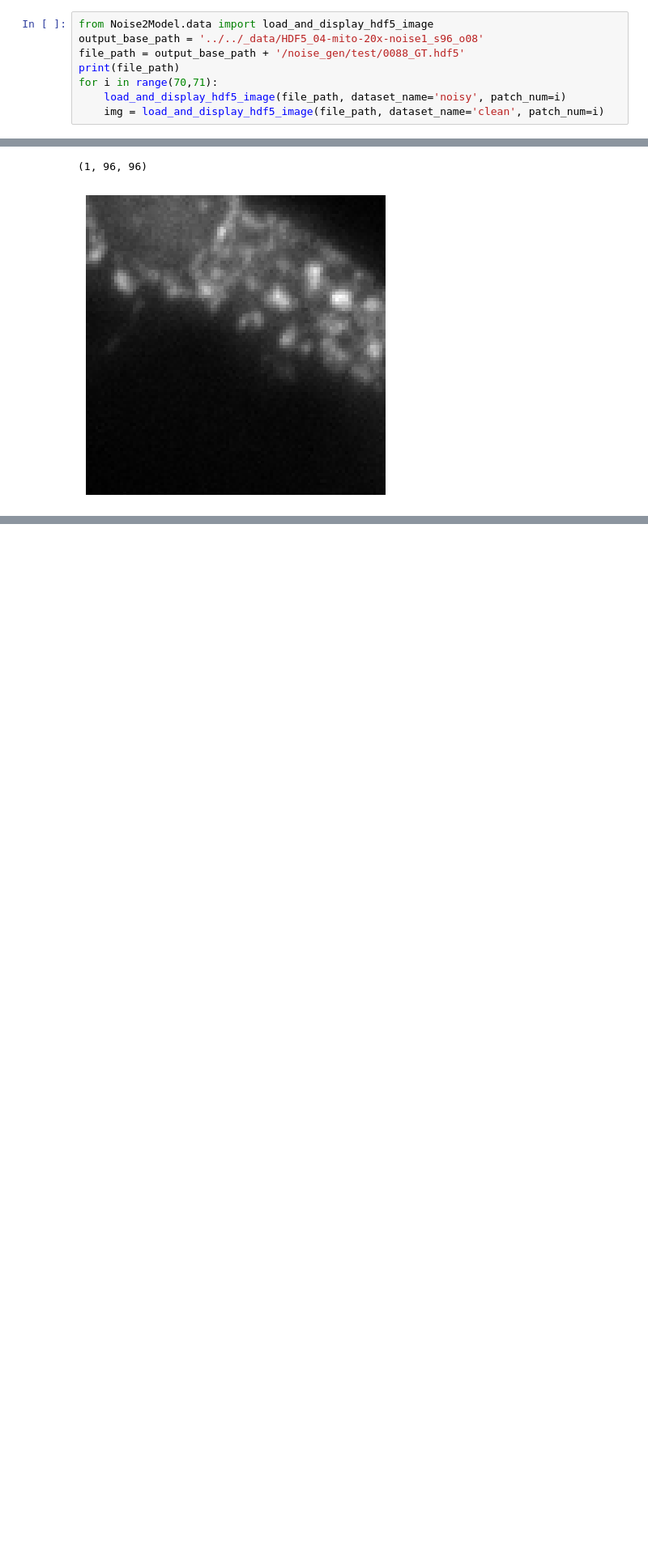
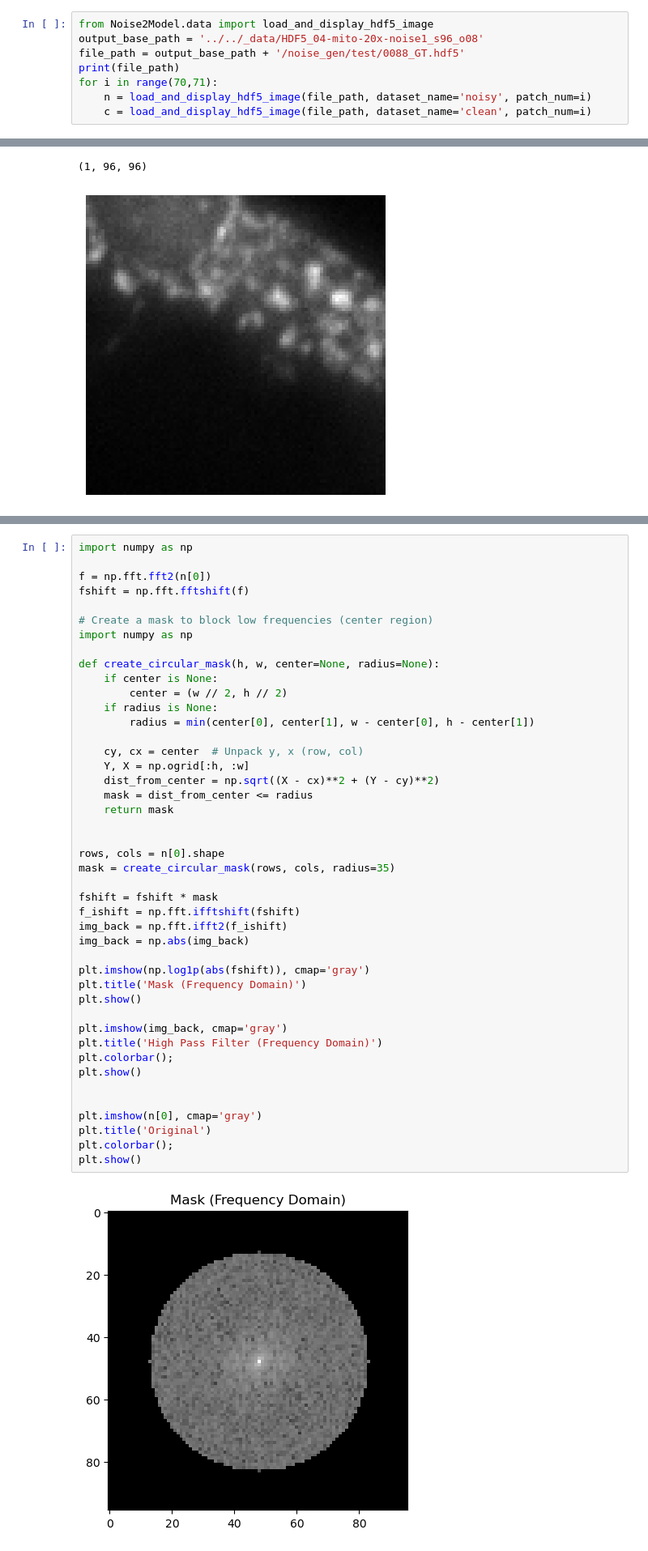
Before and after one commit to bmandracchia/Noise2Model, a Jupyter notebook: nbs/demos/99_demo3_noisegen_FMD.ipynb, the cells around one changed output, grey strips where cells are left out. Shown at 81% size. Cells and saved outputs as stored; diff of their text form; blank space fills up the shorter version.

```diff
--- a/nbs/demos/99_demo3_noisegen_FMD.ipynb
+++ b/nbs/demos/99_demo3_noisegen_FMD.ipynb
@@ -57,8 +57,8 @@ output_base_path = '../../_data/HDF5_04-mito-20x-noise1_s96_o08'
 file_path = output_base_path + '/noise_gen/test/0088_GT.hdf5'
 print(file_path)
 for i in range(70,71):
-    load_and_display_hdf5_image(file_path, dataset_name='noisy', patch_num=i)
-    img = load_and_display_hdf5_image(file_path, dataset_name='clean', patch_num=i)
+    n = load_and_display_hdf5_image(file_path, dataset_name='noisy', patch_num=i)
+    c = load_and_display_hdf5_image(file_path, dataset_name='clean', patch_num=i)
 # %% [output]
 ../../_data/HDF5_04-mito-20x-noise1_s96_o08/noise_gen/test/0088_GT.hdf5
 (1, 96, 96)
@@ -74,0 +68,46 @@ plt.imshow((log(img[0])), 'gray')
+# %%
+import numpy as np
+
+f = np.fft.fft2(n[0])
+fshift = np.fft.fftshift(f)
+
+# Create a mask to block low frequencies (center region)
+import numpy as np
+
+def create_circular_mask(h, w, center=None, radius=None):
+    if center is None:
+        center = (w // 2, h // 2)
+    if radius is None:
+        radius = min(center[0], center[1], w - center[0], h - center[1])
+
+    cy, cx = center  # Unpack y, x (row, col)
+    Y, X = np.ogrid[:h, :w]
+    dist_from_center = np.sqrt((X - cx)**2 + (Y - cy)**2)
+    mask = dist_from_center <= radius
+    return mask
+
+
+rows, cols = n[0].shape
+mask = create_circular_mask(rows, cols, radius=35)
+
+fshift = fshift * mask
+f_ishift = np.fft.ifftshift(fshift)
+img_back = np.fft.ifft2(f_ishift)
+img_back = np.abs(img_back)
+
+plt.imshow(np.log1p(abs(fshift)), cmap='gray')
+plt.title('Mask (Frequency Domain)')
+plt.show()
+
+plt.imshow(img_back, cmap='gray')
+plt.title('High Pass Filter (Frequency Domain)')
+plt.colorbar();
+plt.show()
+
+
+plt.imshow(n[0], cmap='gray')
+plt.title('Original')
+plt.colorbar();
+plt.show()
+# %% [output]
+[figure, added]
```
Also changed, not shown: parts of 7 cells of this notebook, 3 other files.
